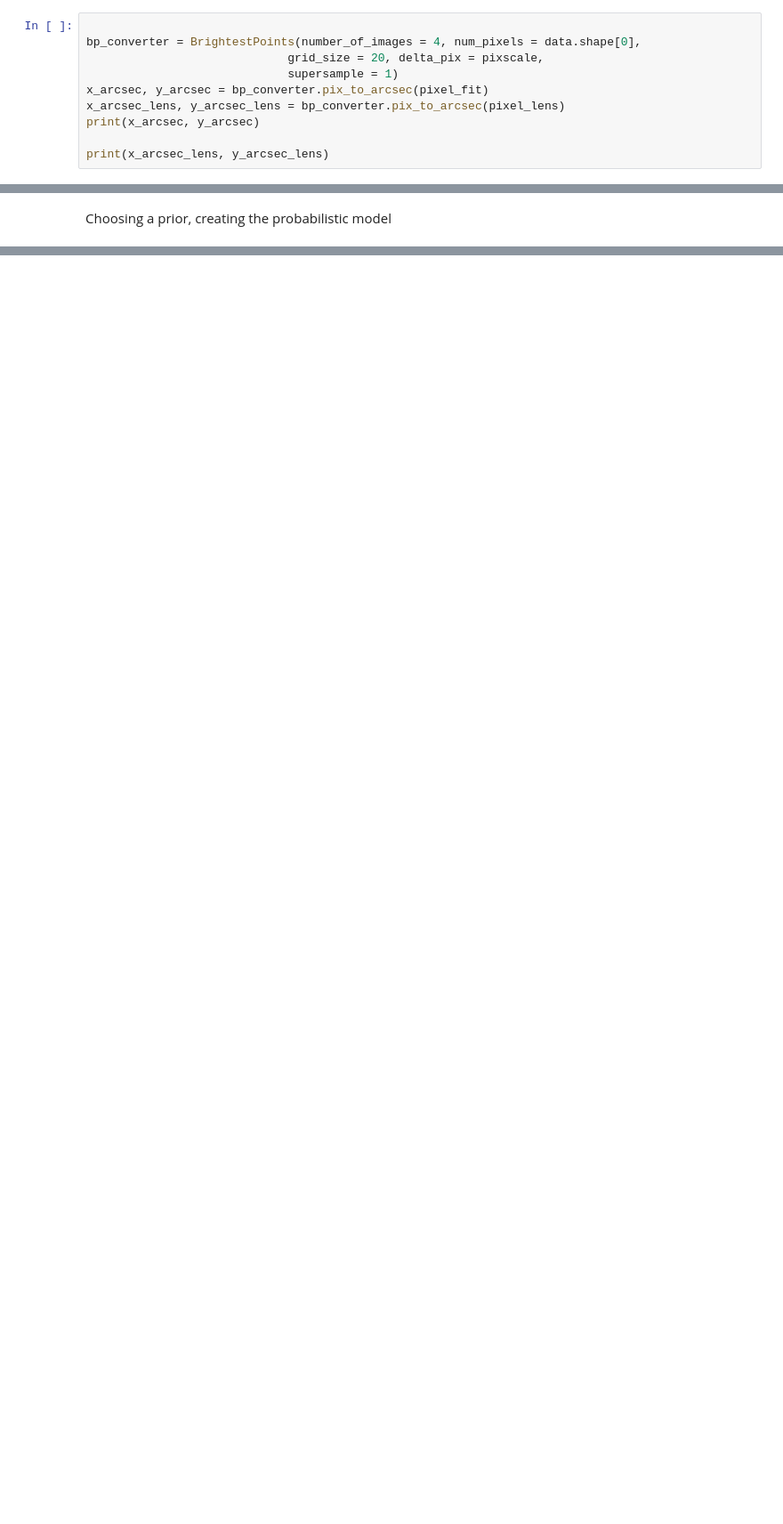
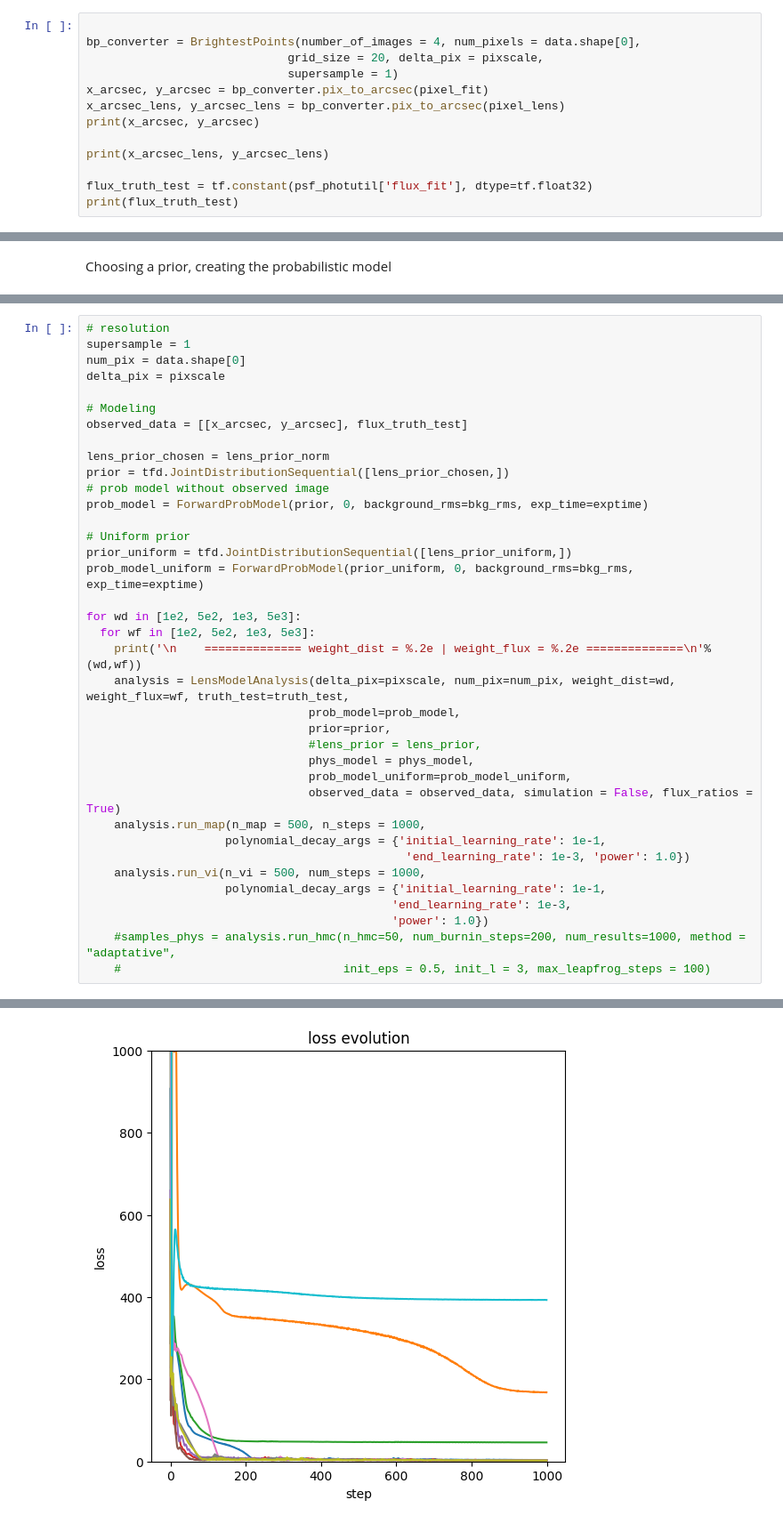
Before and after one commit to oscar-s-p/GL-PS, a Jupyter notebook: notebooks/test_2025wny.ipynb, the cells around one changed output, grey strips where cells are left out. Shown at 89% size. Drawn from its saved outputs; the diff is of its cells as text; blank space fills up the shorter version.

Commit message:
First simulations going on, testing weights

```diff
--- a/notebooks/test_2025wny.ipynb
+++ b/notebooks/test_2025wny.ipynb
@@ -191,6 +191,9 @@ x_arcsec_lens, y_arcsec_lens = bp_converter.pix_to_arcsec(pixel_lens)
 print(x_arcsec, y_arcsec)
 
 print(x_arcsec_lens, y_arcsec_lens)
+
+flux_truth_test = tf.constant(psf_photutil['flux_fit'], dtype=tf.float32)
+print(flux_truth_test)
 # %% [output]
 tf.Tensor([-0.20401621 -0.78123224  1.2191198   3.70712   ], shape=(4,), dtype=float32) tf.Tensor([ 1.1195998  -1.0001762  -1.7764323   0.88075185], shape=(4,), dtype=float32)
 tf.Tensor([0.9902238 1.9655199], shape=(2,), dtype=float32) tf.Tensor([-0.1642082  1.9655199], shape=(2,), dtype=float32)
@@ -313,0 +319,38 @@ TypeError: in user code:
+# %%
+# resolution
+supersample = 1
+num_pix = data.shape[0]
+delta_pix = pixscale
+
+# Modeling
+observed_data = [[x_arcsec, y_arcsec], flux_truth_test]
+
+lens_prior_chosen = lens_prior_norm
+prior = tfd.JointDistributionSequential([lens_prior_chosen,])
+# prob model without observed image
+prob_model = ForwardProbModel(prior, 0, background_rms=bkg_rms, exp_time=exptime)
+
+# Uniform prior
+prior_uniform = tfd.JointDistributionSequential([lens_prior_uniform,])
+prob_model_uniform = ForwardProbModel(prior_uniform, 0, background_rms=bkg_rms, exp_time=exptime)
+
+for wd in [1e2, 5e2, 1e3, 5e3]:
+  for wf in [1e2, 5e2, 1e3, 5e3]:
+    print('\n    ============== weight_dist = %.2e | weight_flux = %.2e ==============\n'%(wd,wf))
+    analysis = LensModelAnalysis(delta_pix=pixscale, num_pix=num_pix, weight_dist=wd, weight_flux=wf, truth_test=truth_test,
+                                prob_model=prob_model,
+                                prior=prior,
+                                #lens_prior = lens_prior,
+                                phys_model = phys_model,
+                                prob_model_uniform=prob_model_uniform,
+                                observed_data = observed_data, simulation = False, flux_ratios = True)
+    analysis.run_map(n_map = 500, n_steps = 1000,
+                    polynomial_decay_args = {'initial_learning_rate': 1e-1,
+                                              'end_learning_rate': 1e-3, 'power': 1.0})
+    analysis.run_vi(n_vi = 500, num_steps = 1000,
+                    polynomial_decay_args = {'initial_learning_rate': 1e-1,
+                                            'end_learning_rate': 1e-3,
+                                            'power': 1.0})
+    #samples_phys = analysis.run_hmc(n_hmc=50, num_burnin_steps=200, num_results=1000, method = "adaptative",
+    #                                init_eps = 0.5, init_l = 3, max_leapfrog_steps = 100)
+# %% [output]
@@ -313,0 +378 @@ TypeError: in user code:
+[figure, added]
```
Also changed, not shown: parts of 8 cells of this notebook, 1 other file.
